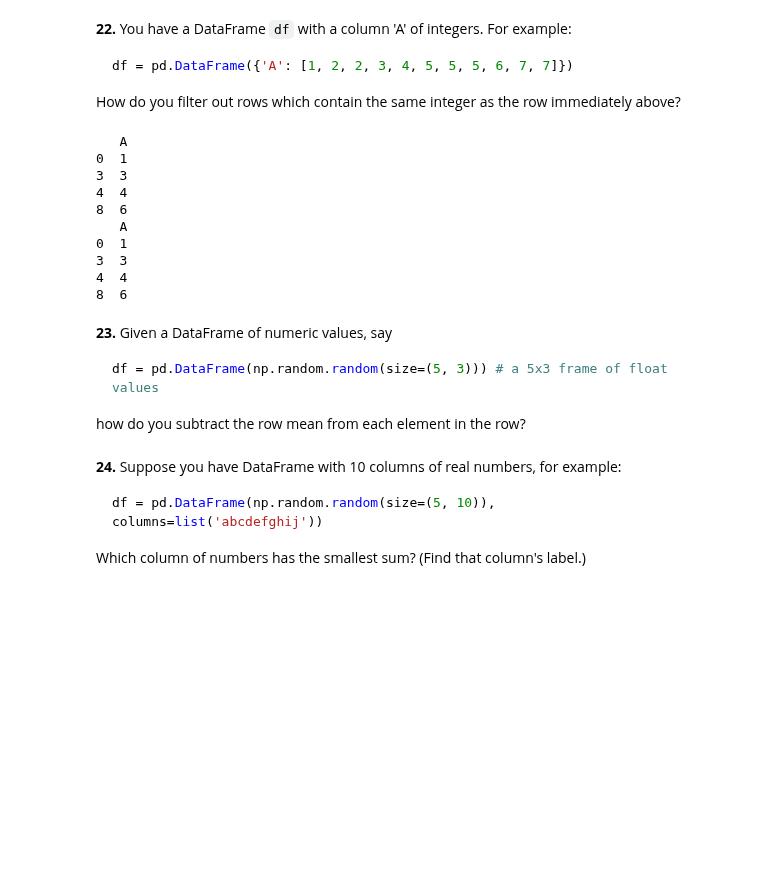
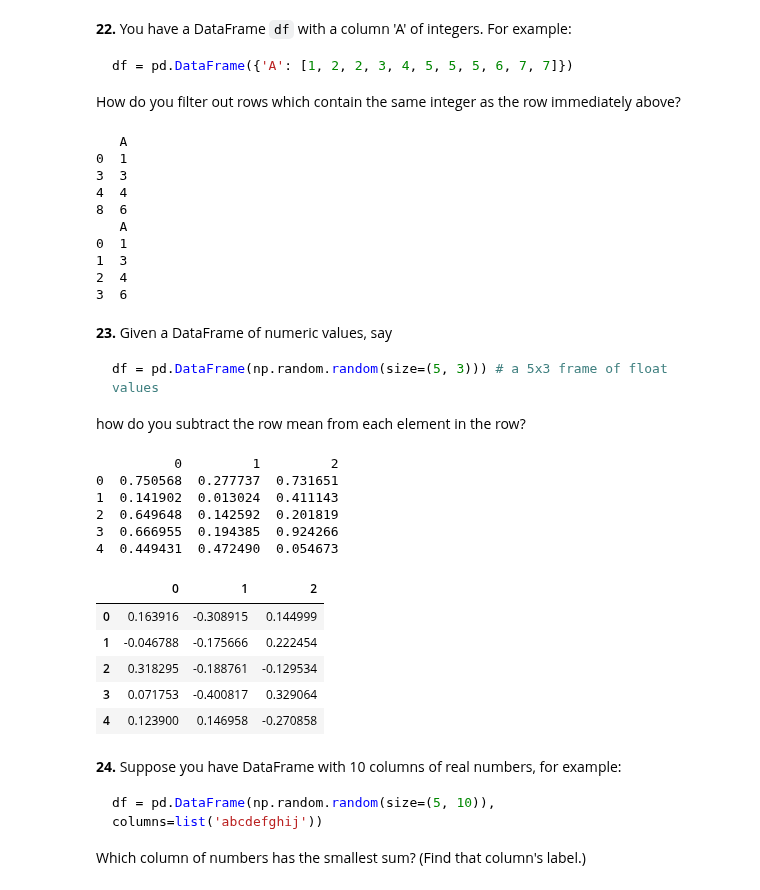
Before and after one commit to nsarkhanov/AI_Course_Exercise, a Jupyter notebook: M1/D7/D7/100-pandas-puzzles.ipynb, the cells around one changed output. Saved outputs shown, nothing was run; the diff lists cells and outputs as text; code cells hidden in the pictures; blank space fills up the shorter version.

````diff
--- a/M1/D7/D7/100-pandas-puzzles.ipynb
+++ b/M1/D7/D7/100-pandas-puzzles.ipynb
@@ -325,7 +325,7 @@ df = pd.DataFrame({'A': [1, 2, 2, 3, 4, 5, 5, 5, 6, 7, 7]})
 
 df.drop_duplicates(subset='A',keep=False,inplace=True)
 print(df)
-df.reset_index(drop=True)
+df.reset_index(inplace=True, drop=True)
 print(df)
 # %% [output]
    A
@@ -335,9 +335,9 @@ print(df)
 8  6
    A
 0  1
-3  3
-4  4
-8  6
+1  3
+2  4
+3  6
 # %% [markdown]
 **23.** Given a DataFrame of numeric values, say
 ```python
@@ -345,6 +345,23 @@ df = pd.DataFrame(np.random.random(size=(5, 3))) # a 5x3 frame of float values
 ```
 
 how do you subtract the row mean from each element in the row?
+# %%
+df = pd.DataFrame(np.random.random(size=(5, 3)))
+print(df)
+df.sub(df.mean(axis=1), axis=0)
+# %% [output]
+          0         1         2
+0  0.750568  0.277737  0.731651
+1  0.141902  0.013024  0.411143
+2  0.649648  0.142592  0.201819
+3  0.666955  0.194385  0.924266
+4  0.449431  0.472490  0.054673
+|  | 0 | 1 | 2 |
+| 0 | 0.163916 | -0.308915 | 0.144999 |
+| 1 | -0.046788 | -0.175666 | 0.222454 |
+| 2 | 0.318295 | -0.188761 | -0.129534 |
+| 3 | 0.071753 | -0.400817 | 0.329064 |
+| 4 | 0.123900 | 0.146958 | -0.270858 |
 # %% [markdown]
 **24.** Suppose you have DataFrame with 10 columns of real numbers, for example:
 
````
Also changed, not shown: parts of 1 cell of this notebook, 1 other file.
